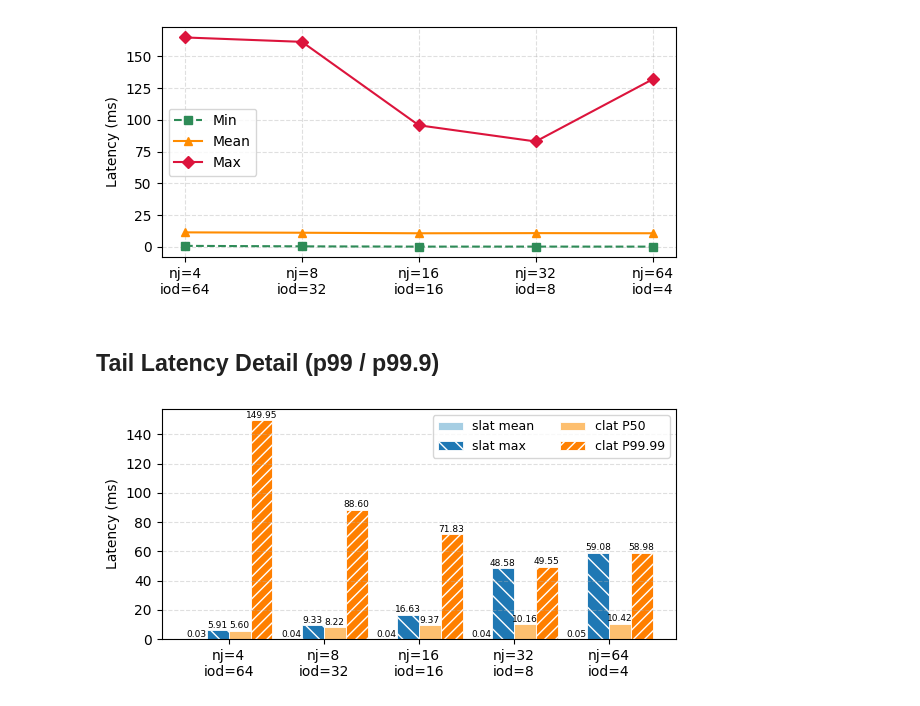
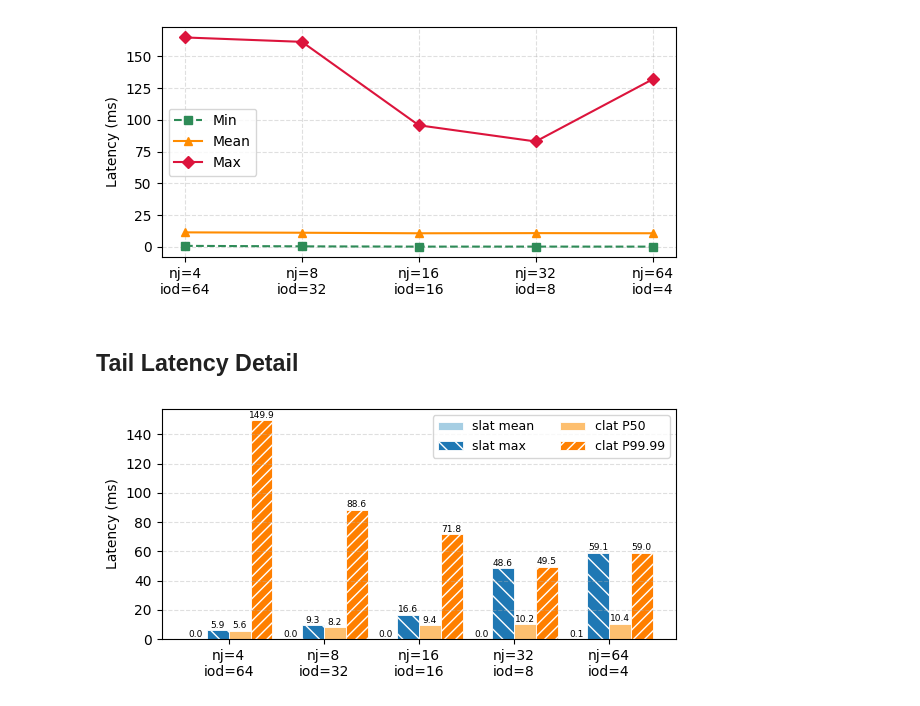
Before and after one commit to cissieAB/pdsw26_daos-bench, a Jupyter notebook: results/testbed/fio-dfs-heatmap-256-sweep/fio_dfs_heatmap_256_sweep.ipynb, the cells around one changed output. Saved outputs shown, nothing was run; the diff lists cells and outputs as text; code cells hidden in the pictures.

```diff
--- a/results/testbed/fio-dfs-heatmap-256-sweep/fio_dfs_heatmap_256_sweep.ipynb
+++ b/results/testbed/fio-dfs-heatmap-256-sweep/fio_dfs_heatmap_256_sweep.ipynb
@@ -42,9 +42,10 @@ def parse_file(fpath):
         slat_mean_ms  = ms(slat["mean"]),
         slat_max_ms   = ms(slat["max"]),
         # completion latency
-        clat_50th_ms  = ms(cp["50.000000"]),
-        clat_90th_ms  = ms(cp["90.000000"]),
-        clat_99th_ms  = ms(cp["99.000000"]),
+        clat_50th_ms    = ms(cp["50.000000"]),
+        clat_90th_ms    = ms(cp["90.000000"]),
+        clat_99th_ms    = ms(cp["99.000000"]),
+        clat_99_9th_ms  = ms(cp["99.900000"]),
         clat_99_99th_ms = ms(cp["99.990000"]),
         # total latency
         lat_min_ms    = ms(lat["min"]),
@@ -119,45 +120,42 @@ plt.show()
 # %% [output]
 [figure]
 # %% [markdown]
-## Tail Latency Detail (p99 / p99.9)
+## Tail Latency Detail
 # %%
-# Paired colormap: 12 colors in light/dark pairs
-# indices 0-1: blue pair (slat), 6-7: orange pair (clat)
 _paired = plt.cm.get_cmap("Paired").colors
 COLORS  = [_paired[0], _paired[1], _paired[6], _paired[7]]
-HATCHES = ["",         "\\\\",     "",          "///"]
-
+HATCHES = ["", "\\\\", "", "///"]
 
 metrics = [
-    ("slat_mean_ms",   "slat mean"),
+    ("slat_mean_ms",    "slat mean"),
     ("slat_max_ms",    "slat max"),
-    ("clat_50th_ms",   "clat P50"),
+    ("clat_50th_ms",  "clat P50"),
     ("clat_99_99th_ms", "clat P99.99"),
 ]
 n  = len(metrics)
 w  = 0.92 / n
 x  = list(range(len(df)))
 offsets = [(i - (n - 1) / 2) * w for i in range(n)]
 
 fig, ax = plt.subplots(figsize=(6, 3))
 
 for (col, label), offset, color, hatch in zip(metrics, offsets, COLORS, HATCHES):
     bars = ax.bar([xi + offset for xi in x], df[col], w,
                   label=label, color=color, hatch=hatch,
                   edgecolor="white", linewidth=0.6)
     for bar in bars:
         ax.text(bar.get_x() + bar.get_width() / 2, bar.get_height() + 0.3,
-                f"{bar.get_height():.2f}", ha="center", va="bottom",
+                f"{bar.get_height():.1f}", ha="center", va="bottom",
                 fontsize=6.5, rotation=0)
 
 ax.set_xticks(x)
 ax.set_xticklabels(df["label"])
 ax.set_ylabel("Latency (ms)")
-ax.legend(ncol=n/2, loc="upper right", fontsize=9)
+ax.legend(ncol=2, loc="upper right", fontsize=9)
 ax.grid(axis="y", linestyle="--", alpha=0.4)
 
 plt.tight_layout()
 plt.savefig(RESULTS_DIR / "tail_latency_breakdown.pdf", dpi=150)
 plt.show()
 # %% [output]
-[figure, old version]
+[figure, new version]
```
Also changed, not shown: parts of 8 cells of this notebook, 1 other file.
